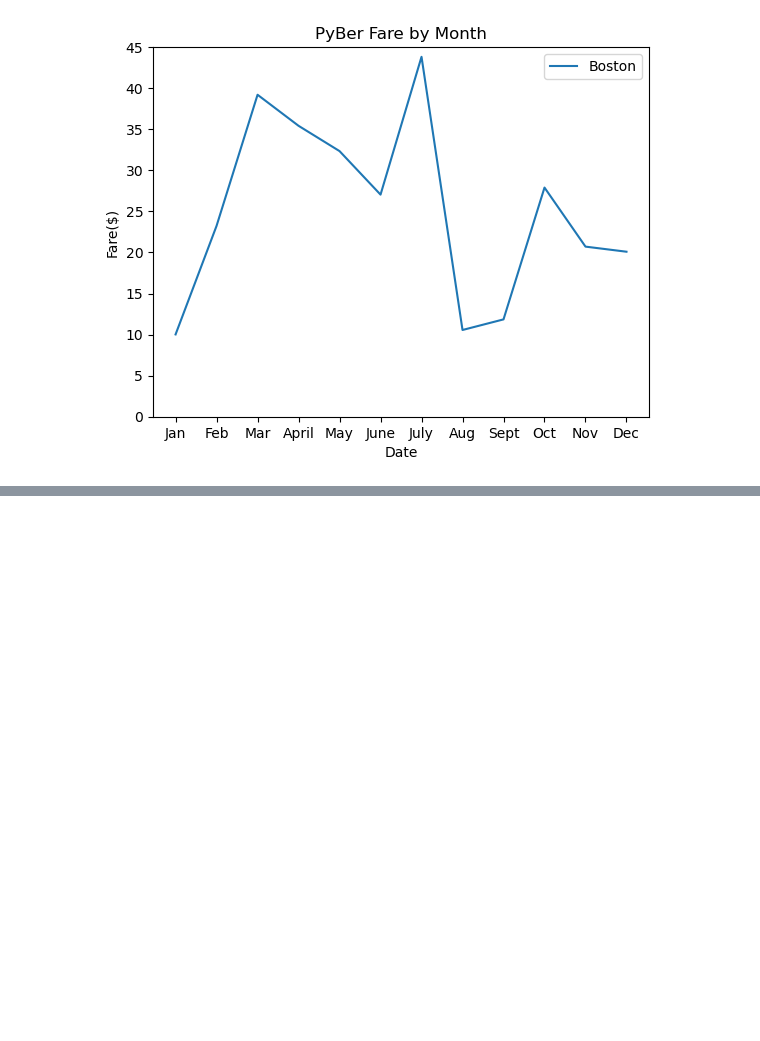
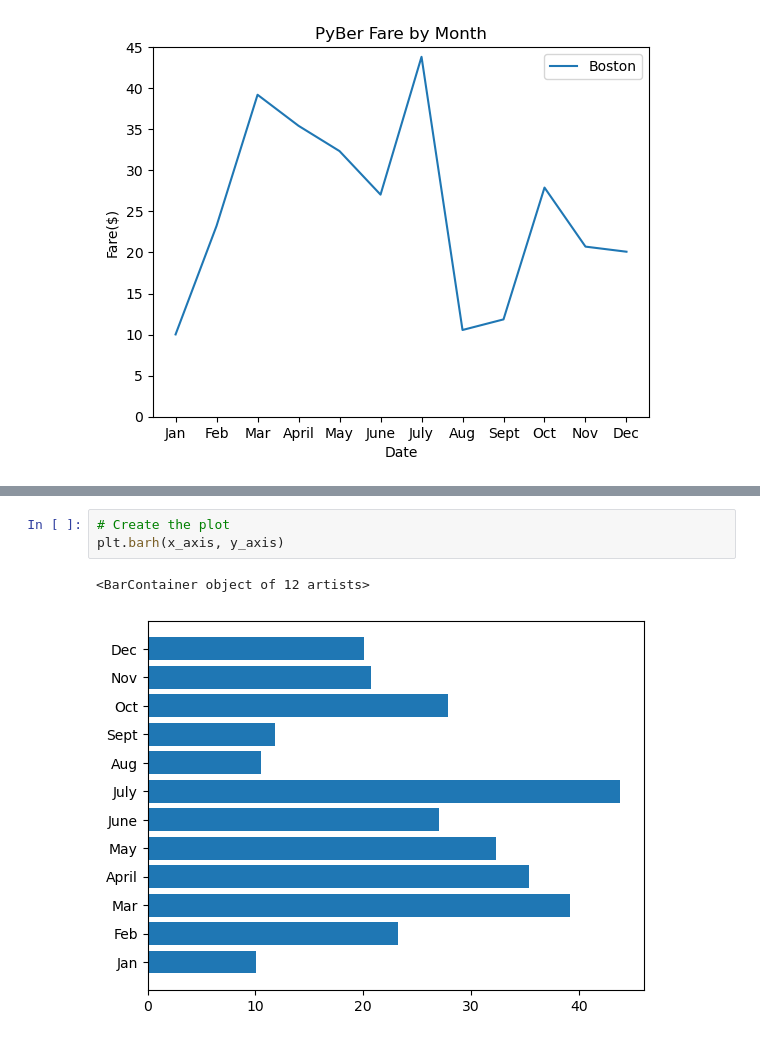
Before and after one commit to ShahZ-Khan/PyBer_Analysis, a Jupyter notebook: matplotlib_practice.ipynb, the cells around one changed output, grey strips where cells are left out. Drawn from its saved outputs; the diff is of its cells as text; blank space fills up the shorter version.

```diff
--- a/matplotlib_practice.ipynb
+++ b/matplotlib_practice.ipynb
@@ -60,0 +103,6 @@ plt.legend()
+# %%
+# Create the plot
+plt.barh(x_axis, y_axis)
+# %% [output]
+<BarContainer object of 12 artists>
+[figure, added]
```
Also changed, not shown: parts of 11 cells of this notebook.
